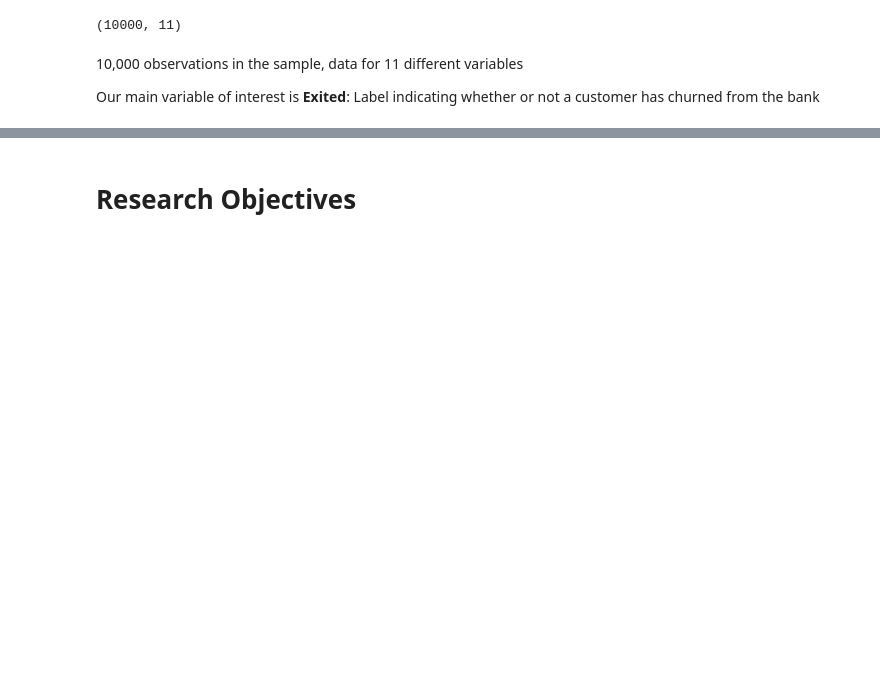
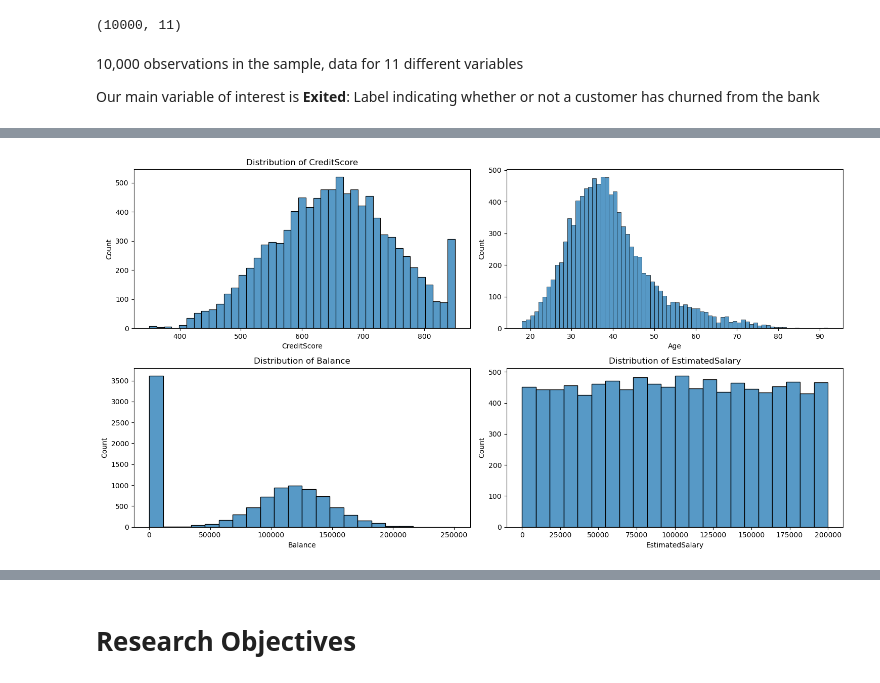
Before and after one commit to david-boules/Customer-Churn-Analysis, a Jupyter notebook: data-analysis.ipynb, the cells around one changed output, grey strips where cells are left out. Drawn from its saved outputs; the diff is of its cells as text; code cells hidden in the pictures; blank space fills up the shorter version.

```diff
--- a/data-analysis.ipynb
+++ b/data-analysis.ipynb
@@ -70,0 +156,18 @@ Our main variable of interest is **Exited**: Label indicating whether or not a c
+# %%
+fig, axes = plt.subplots(2,2,figsize=(15,8))
+axes = axes.flatten()
+
+hist_variables = ["CreditScore", "Age", "Balance", "EstimatedSalary"]
+
+for i, variable in enumerate(hist_variables):
+    if variable == "Age":
+        sns.histplot(x=variable, data=df, ax=axes[i], bins = 92-18)
+    else:
+        sns.histplot(x=variable, data=df, ax=axes[i])
+        title = f"Distribution of {variable}"
+        axes[i].set_title(title)
+
+plt.tight_layout()
+plt.show()
+# %% [output]
+[figure, added]
```
Also changed, not shown: parts of 28 cells of this notebook, 1 other file.
